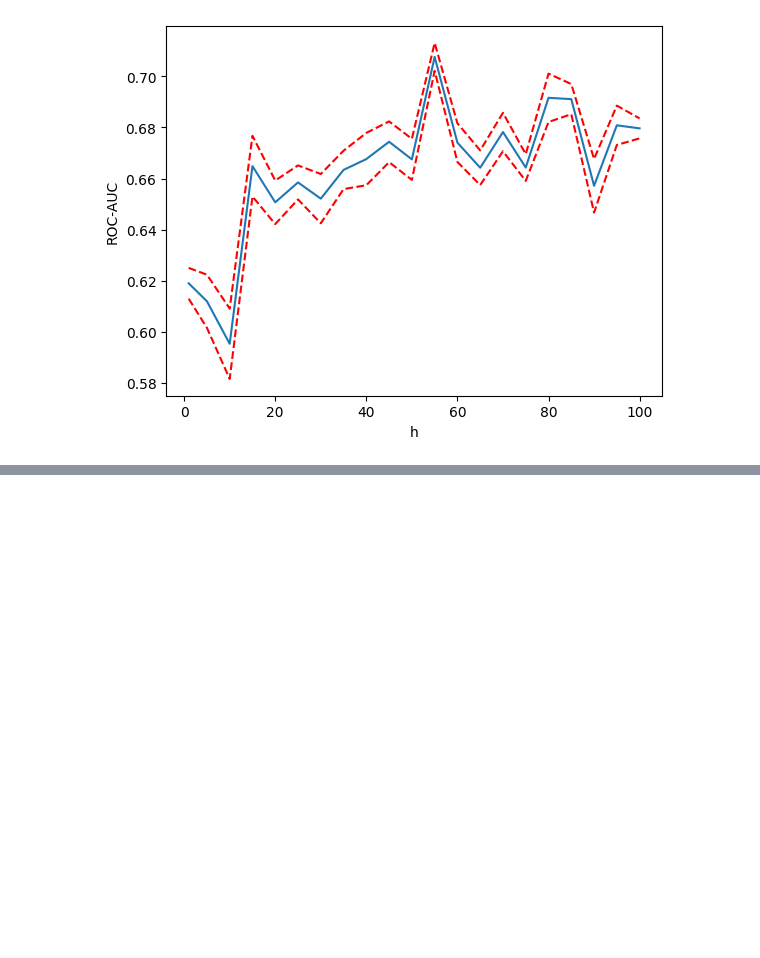
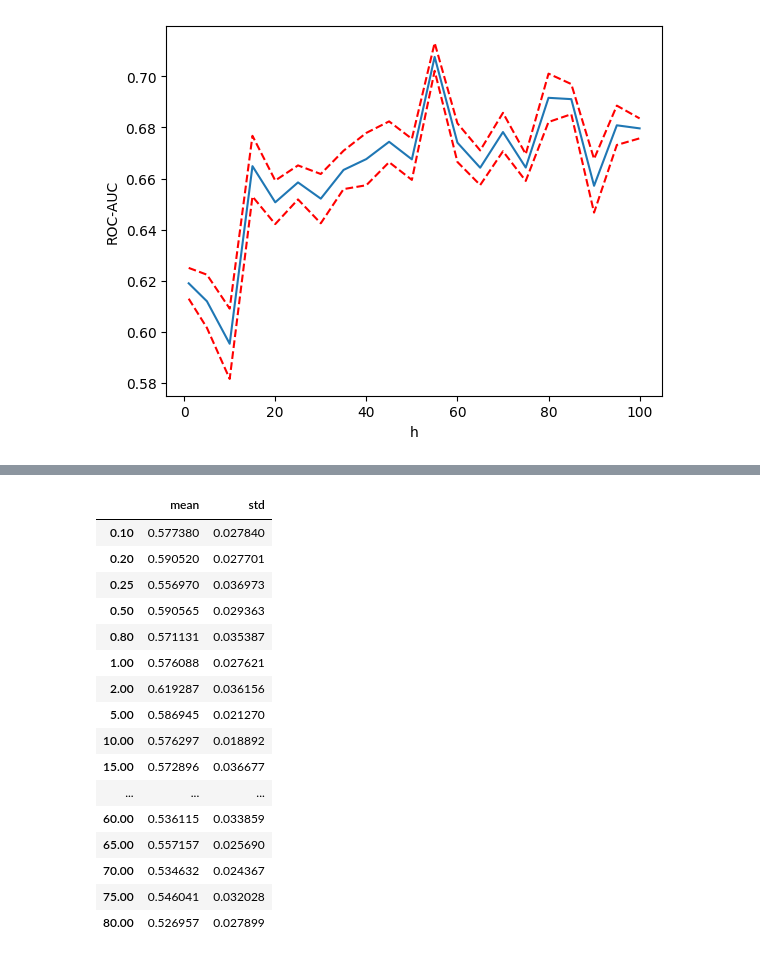
Before and after one commit to aayugay99/ts2vec_irregular_ts, a Jupyter notebook: weighted_loss.ipynb, the cells around one changed output, grey strips where cells are left out. Saved outputs shown, nothing was run; the diff lists cells and outputs as text; code cells hidden in the pictures; blank space fills up the shorter version.

```diff
--- a/weighted_loss.ipynb
+++ b/weighted_loss.ipynb
@@ -587,0 +588,20 @@ plot_df(res)
+# %%
+res
+# %% [output]
+|  | mean | std |
+| 0.10 | 0.577380 | 0.027840 |
+| 0.20 | 0.590520 | 0.027701 |
+| 0.25 | 0.556970 | 0.036973 |
+| 0.50 | 0.590565 | 0.029363 |
+| 0.80 | 0.571131 | 0.035387 |
+| 1.00 | 0.576088 | 0.027621 |
+| 2.00 | 0.619287 | 0.036156 |
+| 5.00 | 0.586945 | 0.021270 |
+| 10.00 | 0.576297 | 0.018892 |
+| 15.00 | 0.572896 | 0.036677 |
+| ... | ... | ... |
+| 60.00 | 0.536115 | 0.033859 |
+| 65.00 | 0.557157 | 0.025690 |
+| 70.00 | 0.534632 | 0.024367 |
+| 75.00 | 0.546041 | 0.032028 |
+| 80.00 | 0.526957 | 0.027899 |
```
Also changed, not shown: parts of 2 cells of this notebook.
